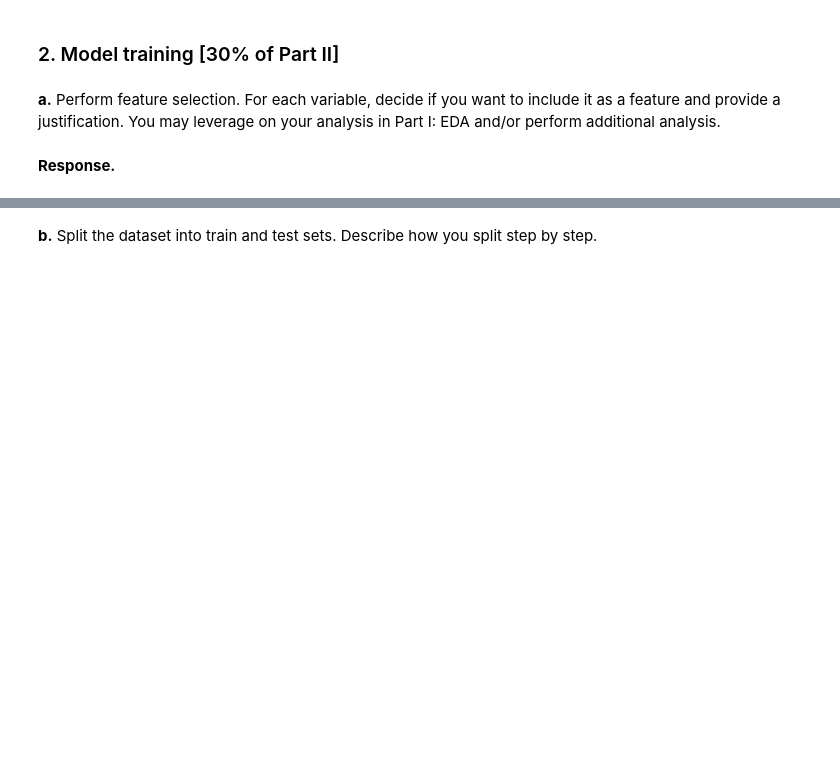
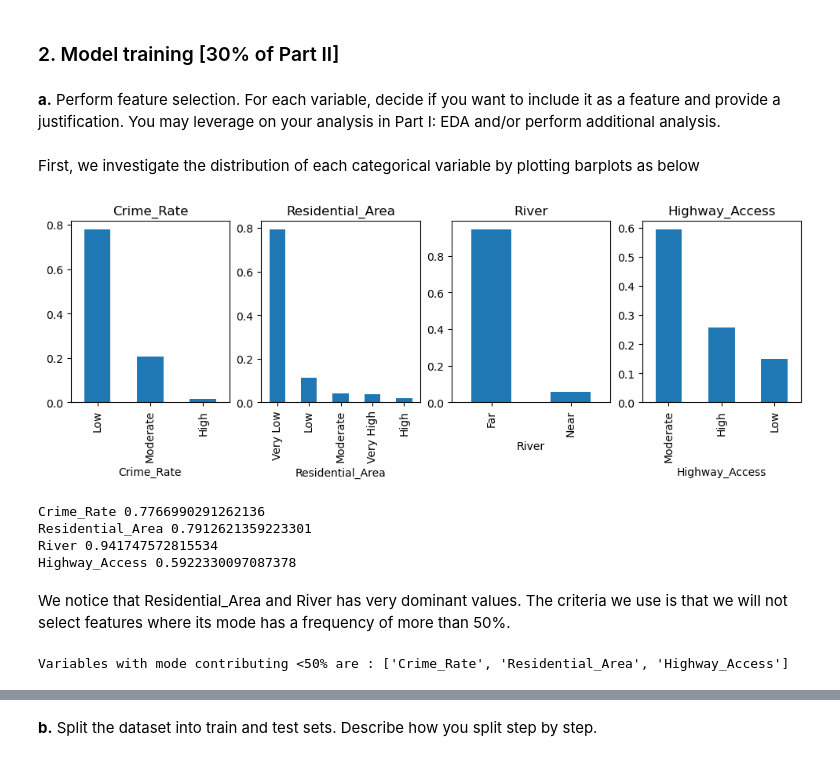
Before and after one commit to miniminhanh/CS105-project, a Jupyter notebook: CS105 Project Submission (Final) 2026.ipynb, the cells around one changed output, grey strips where cells are left out. Saved outputs shown, nothing was run; the diff lists cells and outputs as text; code cells hidden in the pictures; blank space fills up the shorter version.

```diff
--- a/CS105 Project Submission (Final) 2026.ipynb
+++ b/CS105 Project Submission (Final) 2026.ipynb
@@ -628,5 +628,46 @@ plt.show()
 ### 2. Model training [30% of Part II]
 # %% [markdown]
 **a.** Perform feature selection. For each variable, decide if you want to include it as a feature and provide a justification. You may leverage on your analysis in Part I: EDA and/or perform additional analysis.
-# %% [markdown]
-**Response.**
+# %%
+datatypes = df.dtypes
+categorical_features = datatypes[datatypes=="object"].index
+numerical_features = datatypes[datatypes!="object"].index
+# %% [markdown]
+First, we investigate the distribution of each categorical variable by plotting barplots as below
+# %%
+n = len(categorical_features)
+
+r, c = 1, 4
+fig, ax = plt.subplots(r, c, figsize=(12,3))
+
+for i in range(n):
+    feature = categorical_features[i]
+    ax = plt.subplot(r,c,i+1)
+    ax.set_title(feature)
+    df[feature].value_counts(normalize=True).plot(kind='bar')
+
+plt.show()
+# %% [output]
+[figure, added]
+# %%
+for feature in categorical_features:
+    highest = df[feature].value_counts(normalize=True).iloc[0]
+    print(feature, highest)
+# %% [output]
+Crime_Rate 0.7766990291262136
+Residential_Area 0.7912621359223301
+River 0.941747572815534
+Highway_Access 0.5922330097087378
+# %% [markdown]
+We notice that Residential_Area and River has very dominant values. The criteria we use is that we will not select features where its mode has a frequency of more than 50%.
+# %%
+categorical_important = []
+
+for feature in categorical_features:
+    highest = df[feature].value_counts(normalize=True).iloc[0]
+    if highest<0.8:
+        categorical_important.append(feature)
+
+print(f"Variables with mode contributing <50% are : {categorical_important}")
+# %% [output]
+Variables with mode contributing <50% are : ['Crime_Rate', 'Residential_Area', 'Highway_Access']
```
Also changed, not shown: parts of 2 cells of this notebook.
